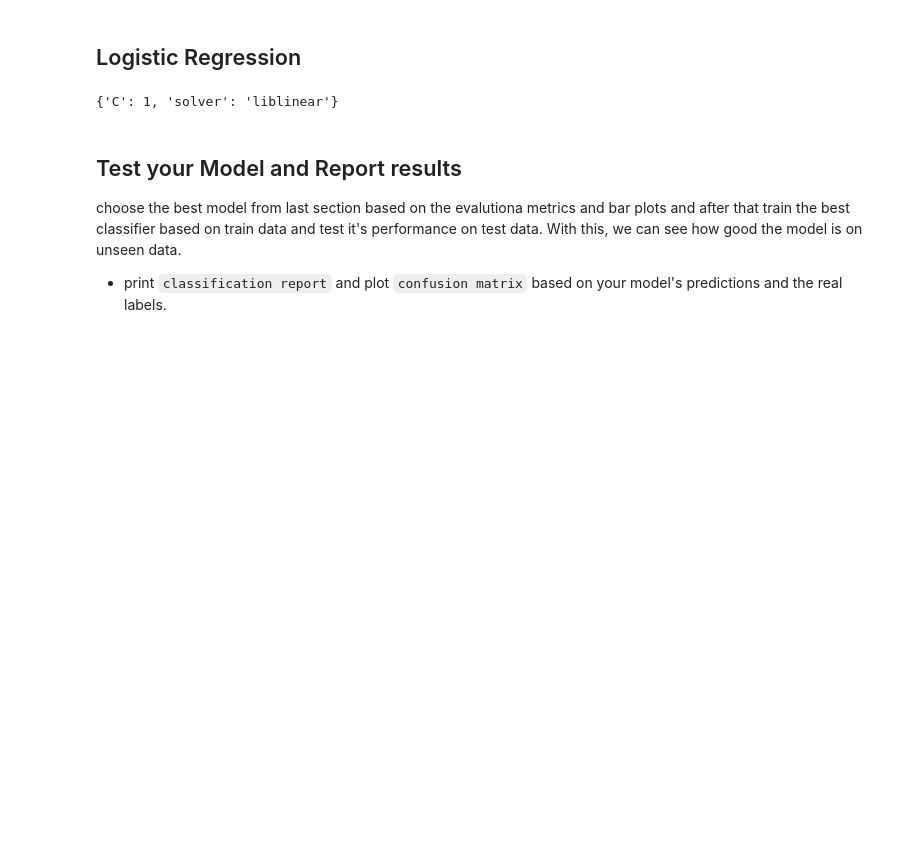
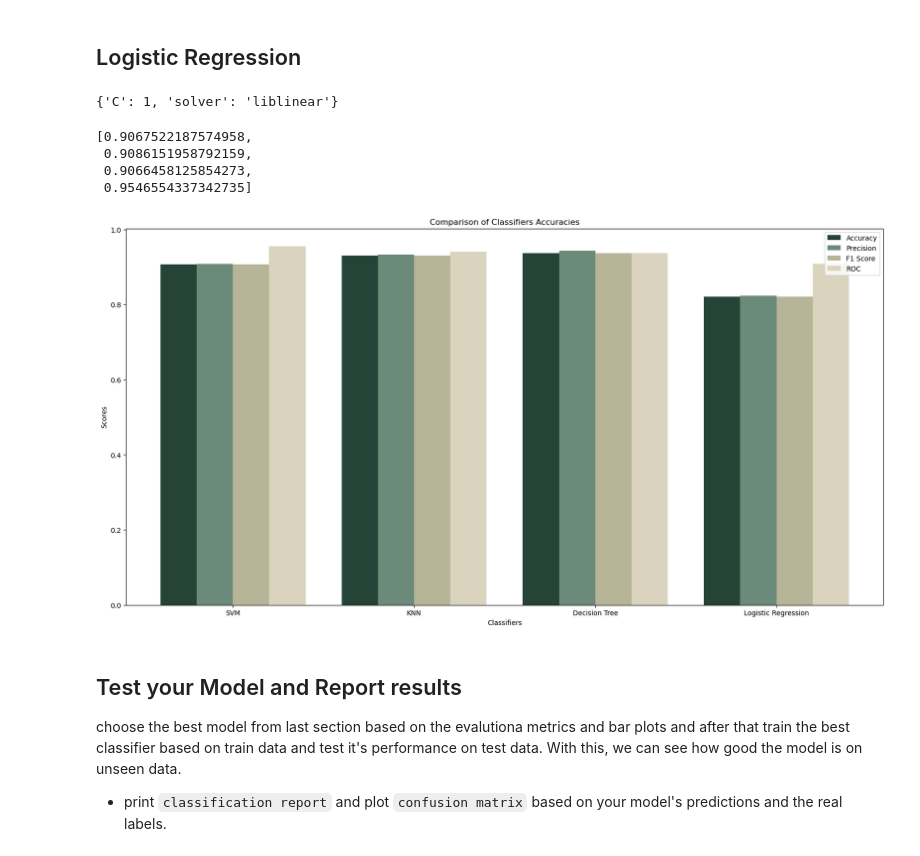
Before and after one commit to Abtinz/Machine-Learning-with-Python, a Jupyter notebook: DataMining/Classification/P3.ipynb, the cells around one changed output. Drawn from its saved outputs; the diff is of its cells as text; code cells hidden in the pictures; blank space fills up the shorter version.

Commit message:
plotting results

```diff
--- a/DataMining/Classification/P3.ipynb
+++ b/DataMining/Classification/P3.ipynb
@@ -463,23 +463,37 @@ evaluation_function(classifier =  optimal_svm, classifier_name = "SVM",validatio
 evaluation_function(classifier =  knn, classifier_name = "KNN",validation_results = results)
 evaluation_function(classifier =  decision_tree, classifier_name = "Decision Tree",validation_results = results)
 evaluation_function(classifier =  logestic_regression, classifier_name = "Logistic Regression",validation_results = results)
+# %%
+results["SVM"]
+# %% [output]
+[0.9067522187574958,
+ 0.9086151958792159,
+ 0.9066458125854273,
+ 0.9546554337342735]
 # %%
-index = np.arange(4)
+
+index = np.arange(len(results))
 
 fig, ax = plt.subplots(figsize=(20, 10))
 
+colors = ['#254336', '#6B8A7A', '#B7B597', '#DAD3BE']
+bar_width = 0.20  # Width of the bars
+
 for i, metric in enumerate(['Accuracy', 'Precision', 'F1 Score', 'ROC']):
-    scores = [results[classifier][i] for classifier in 4]
-    ax.bar(index + i * 0.25, scores, 0.25, label=metric)
+    scores = [results[classifier][i] for classifier in results.keys()]
+    ax.bar(index + i * bar_width, scores, bar_width, label=metric, color=colors[i])
 
+ax.set_title('Comparison of Classifiers Accuracies')
 ax.set_xlabel('Classifiers')
 ax.set_ylabel('Scores')
-ax.set_title('Comparison of Classifiers accuracies')
-ax.set_xticks(index + 1.5 * 0.25)
-ax.set_xticklabels(4)
+ax.set_xticks(index + 1.5 * bar_width)
+ax.set_xticklabels(results.keys())
+
 ax.legend()
 
 plt.show()
+# %% [output]
+[figure, added]
 # %% [markdown]
 ## Test your Model and Report results
 
```
Also changed, not shown: parts of 3 cells of this notebook.
